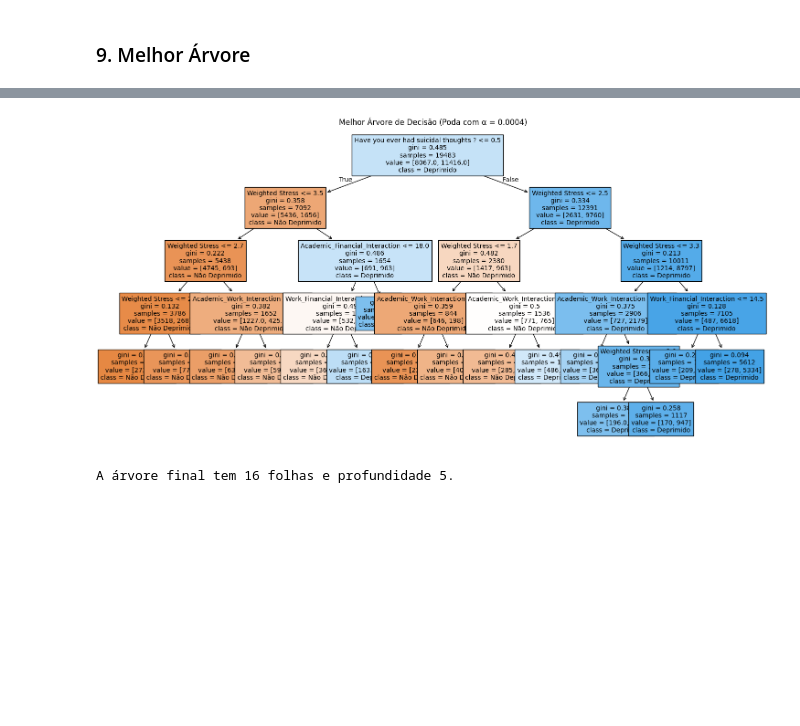
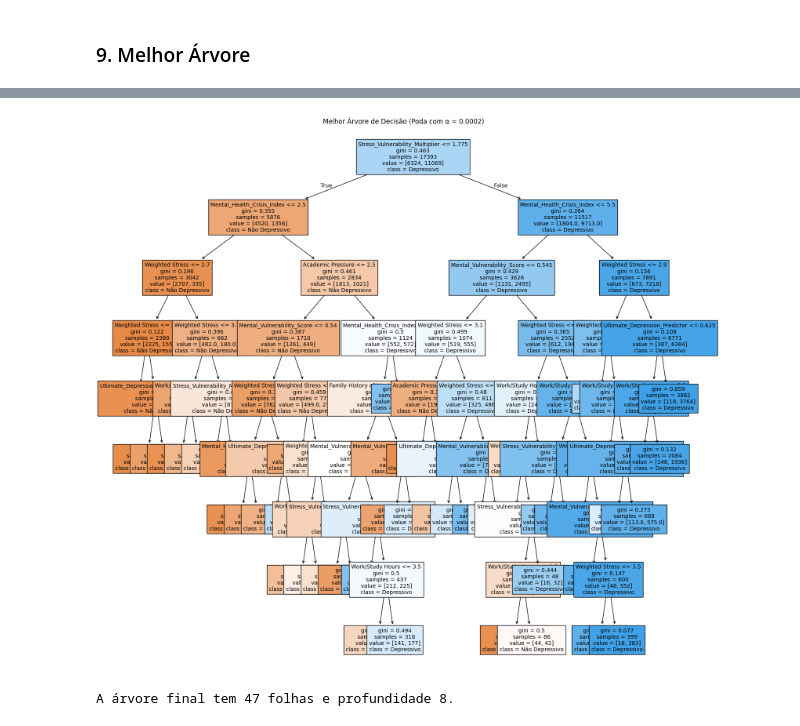
Before and after one commit to wesleyvieira1/StudentsDepressionPredict, a Jupyter notebook: modelos/arvore.ipynb, the cells around one changed output, grey strips where cells are left out. Drawn from its saved outputs; the diff is of its cells as text; code cells hidden in the pictures; blank space fills up the shorter version.

```diff
--- a/modelos/arvore.ipynb
+++ b/modelos/arvore.ipynb
@@ -15,7 +42,8 @@ df = pd.read_csv("../data/Student_Depression_Cleaned.csv", sep=',')
 # %%
 features = [
-    'Academic Pressure', 'Have you ever had suicidal thoughts ?','Weighted Stress','Academic_Work_Interaction',
-    'Financial Stress','Risk Group','Academic_Financial_Interaction','Work_Financial_Interaction',
+    'Academic Pressure', 'Have you ever had suicidal thoughts ?','Weighted Stress',
+    'Financial Stress','Extreme_Mental_Crisis','Mental_Vulnerability_Score','Mental_Health_Crisis_Index','Stress_Vulnerability_Multiplier',
+    'Ultimate_Depression_Predictor','Family History of Mental Illness','Work/Study Hours',
 ]
 
 X = df[features]
@@ -25,5 +57,5 @@ y = df['Depression']
 # %%
-X_train, X_test, y_train, y_test = train_test_split(X, y, test_size=0.3, random_state=2698)
+X_train, X_test, y_train, y_test = train_test_split(X, y, test_size=0.2, random_state=2698)
 
 print("Tamanho treino: " + str(len(X_train)))
 print("Tamanho teste: " + str(len(X_test)))
@@ -35,4 +69,4 @@ Tamanho teste: 8350
 # %%
-tree_initial = DecisionTreeClassifier(random_state=42)
+tree_initial = DecisionTreeClassifier(random_state=42, class_weight='balanced')
 tree_initial.fit(X_train, y_train)
 # %% [output]
@@ -155,14 +241,14 @@ plt.show()
 # %%
-plt.figure(figsize=(18, 9))
+plt.figure(figsize=(18, 18))
 plot_tree(best_tree,
           filled=True,
           feature_names=features,
-          class_names=['Não Deprimido', 'Deprimido'],
+          class_names=['Não Depressivo', 'Depressivo'],
           fontsize=10)
 plt.title(f"Melhor Árvore de Decisão (Poda com α = {best_alpha:.4f})")
 plt.show()
 
 print(f"A árvore final tem {best_tree.get_n_leaves()} folhas e profundidade {best_tree.get_depth()}.")
 # %% [output]
-[figure, old version]
+[figure, new version]
-A árvore final tem 16 folhas e profundidade 5.
+A árvore final tem 47 folhas e profundidade 8.
```
Also changed, not shown: parts of 26 cells of this notebook, 4 other files.
